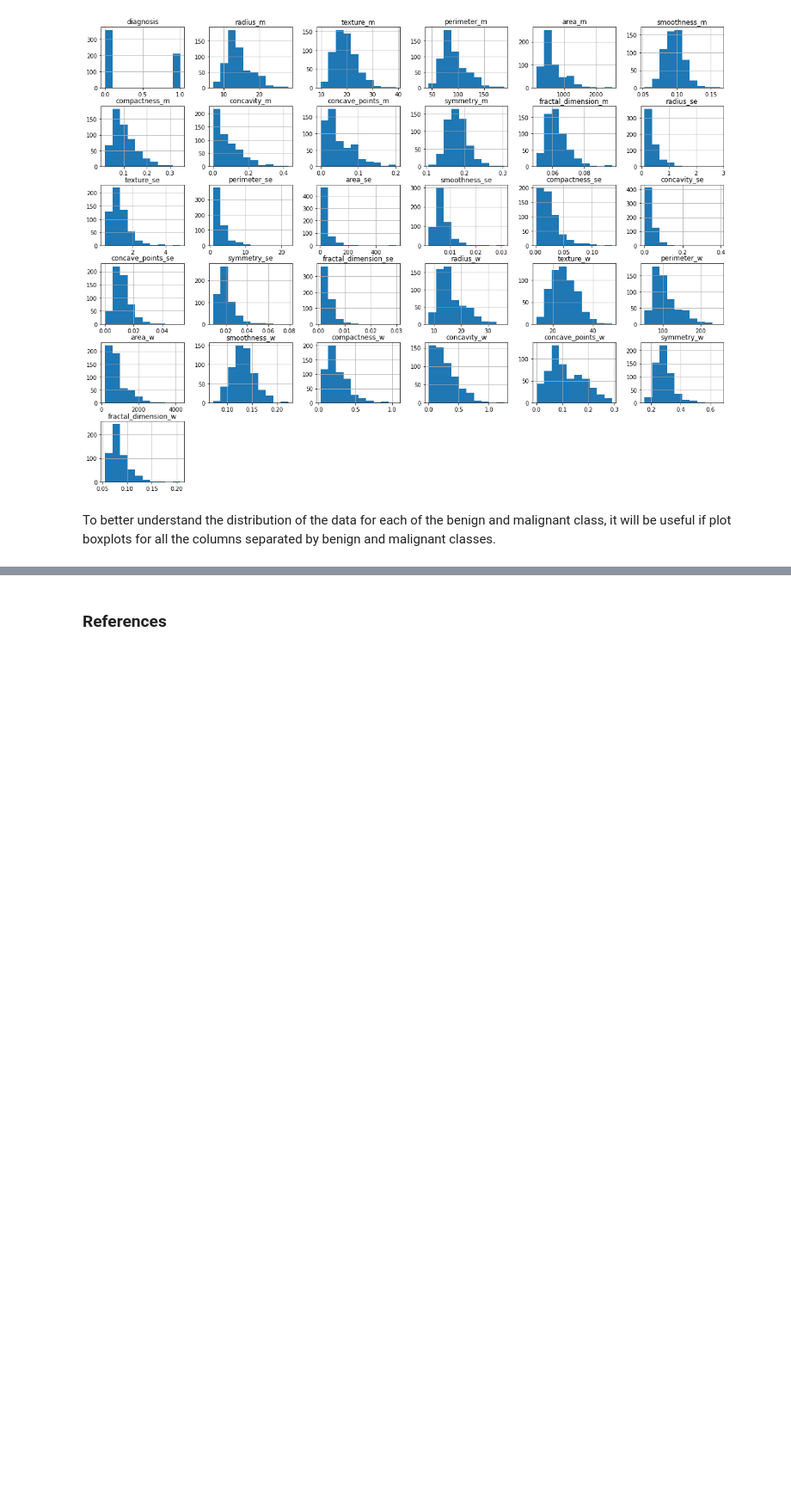
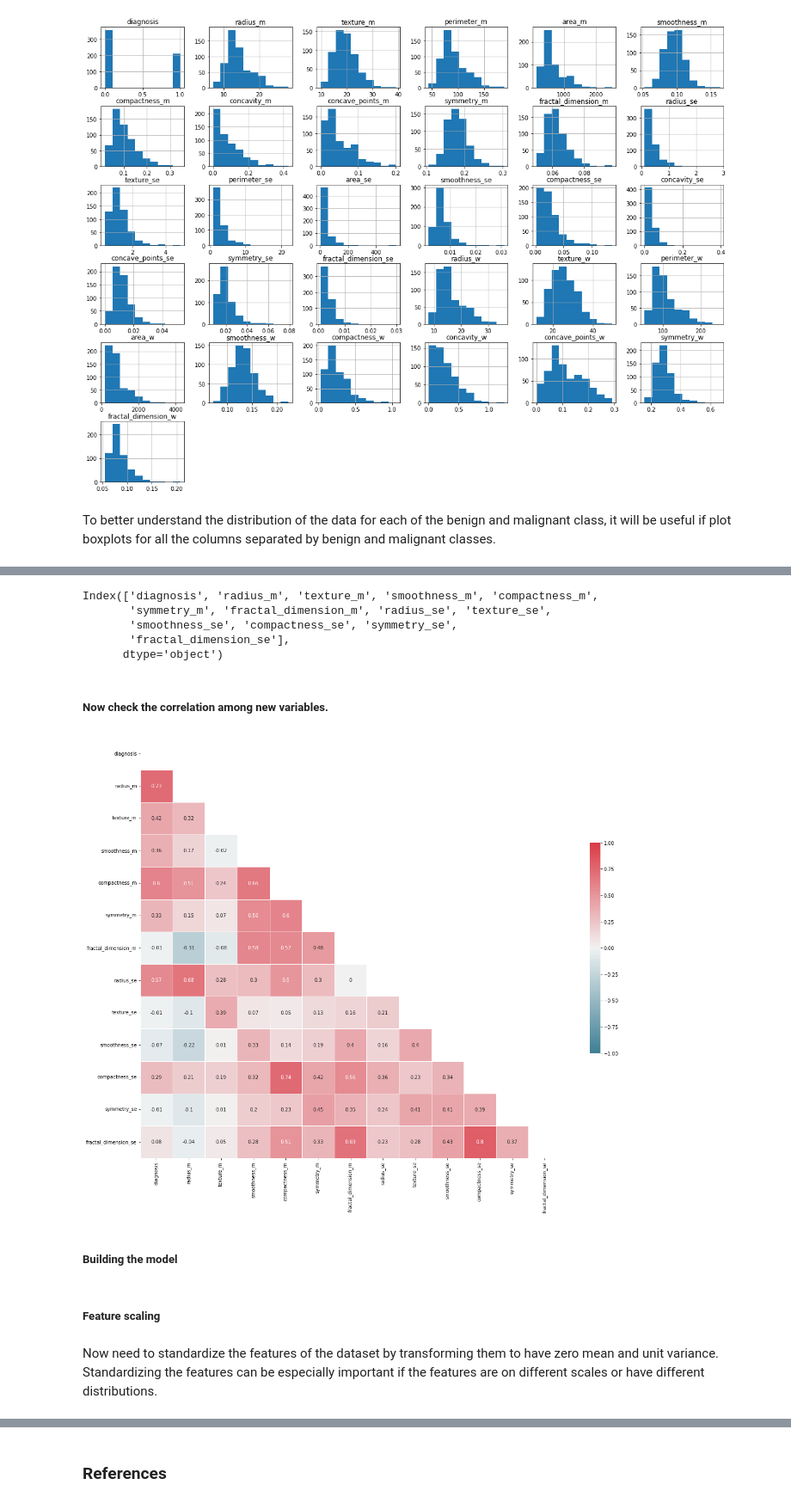
Before and after one commit to pcsukumar/PfDA_Assignment_2, a Jupyter notebook: PdFA_Project_2.ipynb, the cells around one changed output, grey strips where cells are left out. Shown at 86% size. Drawn from its saved outputs; the diff is of its cells as text; code cells hidden in the pictures; blank space fills up the shorter version.

```diff
--- a/PdFA_Project_2.ipynb
+++ b/PdFA_Project_2.ipynb
@@ -177,0 +235,56 @@ To better understand the distribution of the data for each of the benign and mal
+# %%
+#Create a list of columns that are need to be removed
+rem_cols = ['perimeter_m',
+'perimeter_se',
+'area_m',
+'area_se',
+'concavity_m',
+'concavity_se',
+'concave_points_m',
+'concave_points_se',
+'radius_w',
+'texture_w',
+'perimeter_w',
+'area_w',
+'smoothness_w',
+'compactness_w',
+'concavity_w',
+'concave_points_w',
+'symmetry_w',
+'fractal_dimension_w']
+
+#Remove slected columns
+df2 = df.drop(rem_cols, axis=1)
+
+#Check the remaining columns
+df2.columns
+# %% [output]
+Index(['diagnosis', 'radius_m', 'texture_m', 'smoothness_m', 'compactness_m',
+       'symmetry_m', 'fractal_dimension_m', 'radius_se', 'texture_se',
+       'smoothness_se', 'compactness_se', 'symmetry_se',
+       'fractal_dimension_se'],
+      dtype='object')
+# %% [markdown]
+##### Now check the correlation among new variables.
+# %%
+# Generate and visualize the correlation matrix https://seaborn.pydata.org/examples/many_pairwise_correlations.html
+corr= df2.corr().round(2)
+
+# Mask for the upper triangle
+mask = np.zeros_like (corr, dtype=bool)
+mask [np. triu_indices_from(mask)] = True
+
+# Set figure size
+f, ax = plt.subplots (figsize=(18, 14))
+
+# Define custom colormap
+cmap = sns.diverging_palette (220, 10, as_cmap=True)
+
+# Draw the heatmap
+sns.heatmap(corr, mask=mask, cmap=cmap, vmin=-1, vmax=1, center=0, square=True, linewidths=.5, cbar_kws={"shrink": .5}, annot=True)
+
+plt.tight_layout()
+# %% [output]
+[figure, added]
+# %% [markdown]
+##### Building the model
@@ -177,0 +303,4 @@ To better understand the distribution of the data for each of the benign and mal
+# %% [markdown]
+##### Feature scaling
+# %% [markdown]
+Now need to standardize the features of the dataset by transforming them to have zero mean and unit variance. Standardizing the features can be especially important if the features are on different scales or have different distributions.
```
Also changed, not shown: parts of 23 cells of this notebook.
